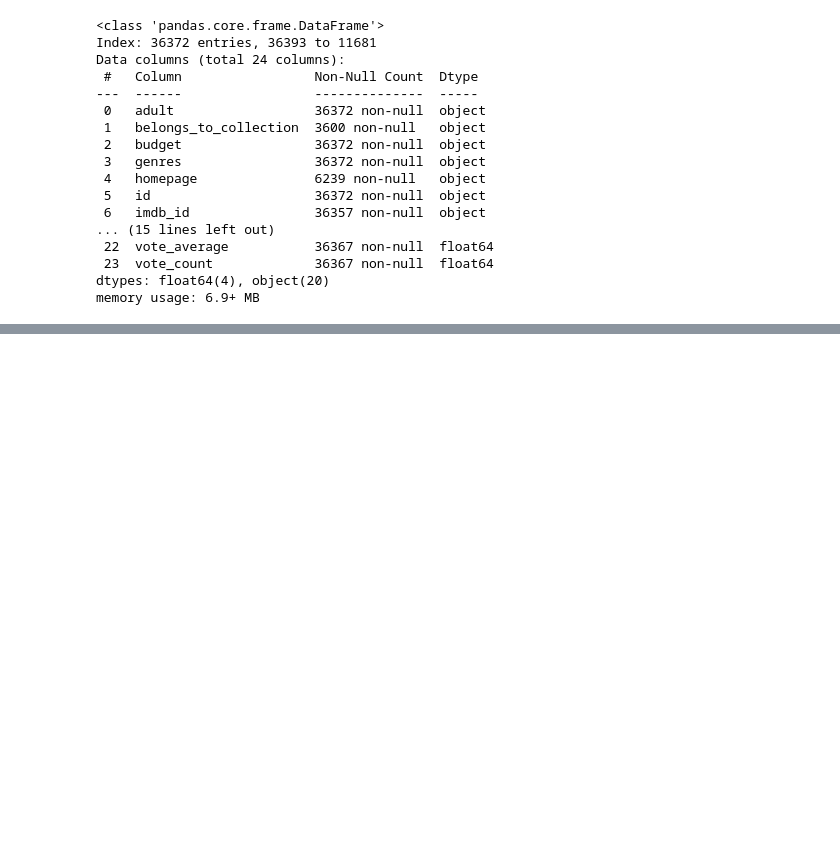
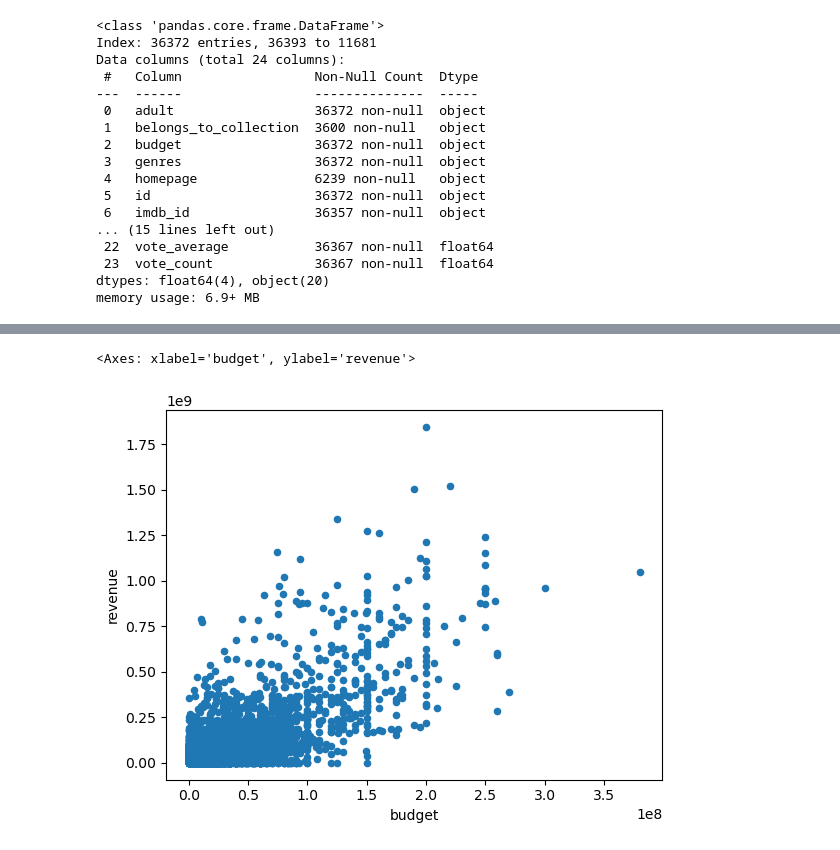
Before and after one commit to kamau96/Data_Science-Android_Development-Web_Development, a Jupyter notebook: Data_Science_Development/Python_Programming/Movies_Review/movies.ipynb, the cells around one changed output, grey strips where cells are left out. Saved outputs shown, nothing was run; the diff lists cells and outputs as text; code cells hidden in the pictures; blank space fills up the shorter version.

```diff
--- a/Data_Science_Development/Python_Programming/Movies_Review/movies.ipynb
+++ b/Data_Science_Development/Python_Programming/Movies_Review/movies.ipynb
@@ -153,0 +162,8 @@ nan
+# %%
+def popularity_convert(data):
+    try:
+        if type(float(data)) == float:
+            return data
+    except:
+        return 0.0
+movies['popularity'] = movies['popularity'].apply(popularity_convert)
@@ -153,0 +232,4 @@ nan
+# %%
+# filling null with computed mean
+runtime_mean = np.mean(movies['runtime'])
+movies['runtime'] = movies['runtime'].fillna(runtime_mean)
@@ -153,0 +249,31 @@ nan
+# %%
+# 11 duplicates dropped
+movies = movies.drop_duplicates()
+# %%
+movies = movies.astype({
+    'adult': bool,
+    'belongs_to_collection': str,
+    'budget': float,
+    'genres': object,
+    'homepage': str,
+    'id': int,
+    'imdb_id': str,
+    'original_language': str,
+    'original_title': str,
+    'overview': str,
+    'popularity': float,
+    'poster_path': str,
+    'production_companies': str,
+    'production_countries': object,
+    'release_date': 'datetime64[ns]',
+    'revenue': float,
+    'runtime': float,
+    'spoken_languages': object,
+    'status': str,
+    'tagline': str,
+    'title': str,
+    'video': bool,
+    'vote_average': float,
+    'vote_count': float
+
+})
@@ -153,0 +302,5 @@ nan
+# %%
+movies.plot(kind="scatter", x="budget", y="revenue")
+# %% [output]
+<Axes: xlabel='budget', ylabel='revenue'>
+[figure, added]
```
Also changed, not shown: parts of 36 cells of this notebook.
